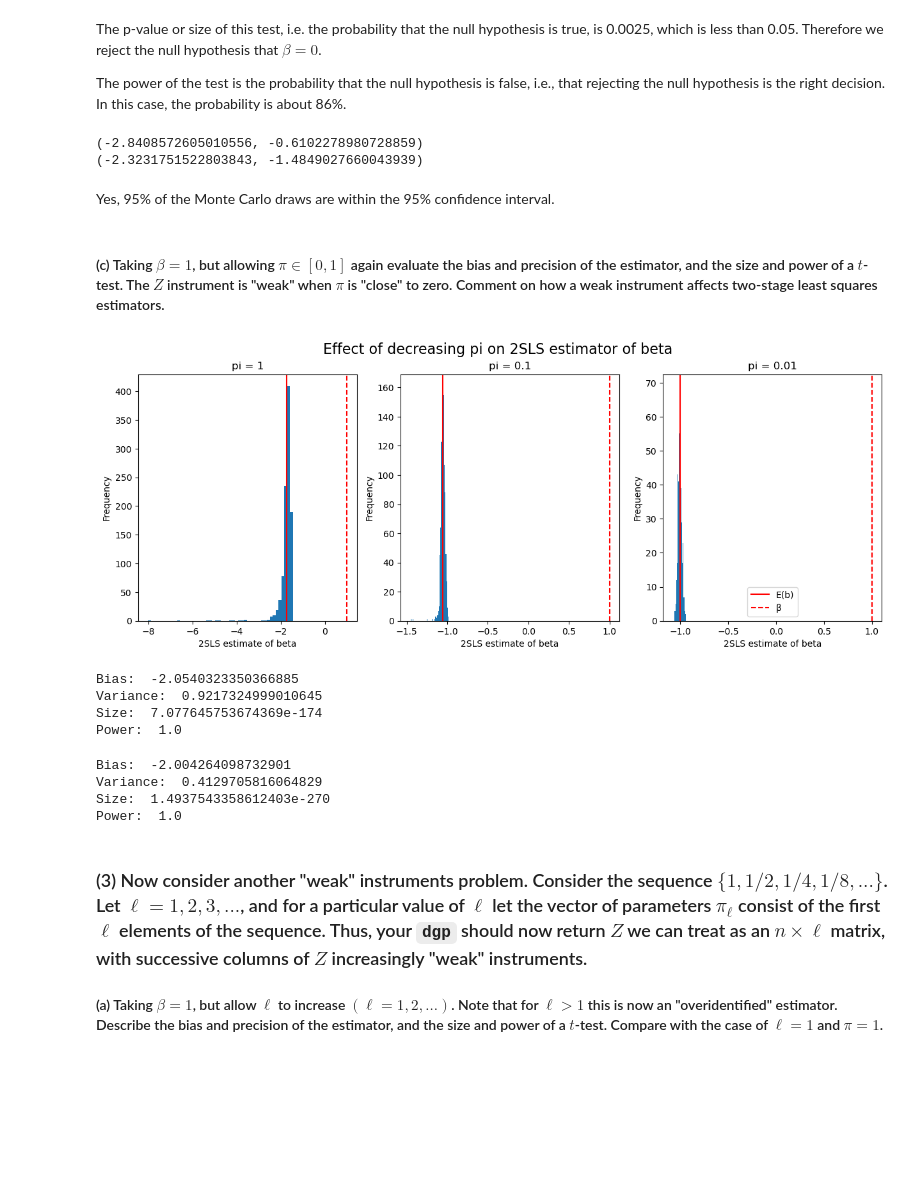
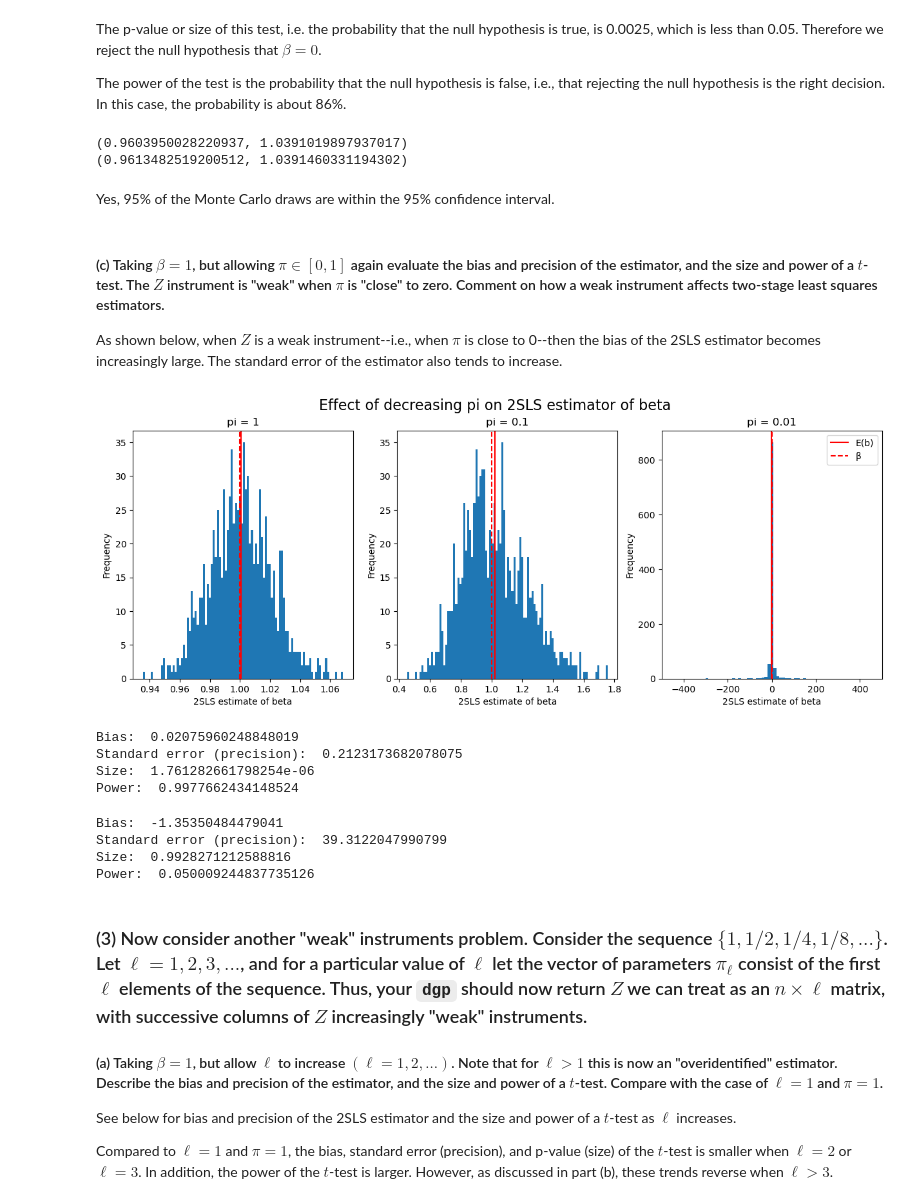
Before and after one commit to eleanor-adachi/ARE212_Materials, a Jupyter notebook: Assignments/assignment2/assignment2_ea.ipynb, the cells around one changed output. Drawn from its saved outputs; the diff is of its cells as text; code cells hidden in the pictures; blank space fills up the shorter version.

```diff
--- a/Assignments/assignment2/assignment2_ea.ipynb
+++ b/Assignments/assignment2/assignment2_ea.ipynb
@@ -261,6 +255,7 @@ import numpy as np
 import pandas as pd
 from scipy.stats import distributions as iid
 
+# NOTE: Don't need w anymore
 # Unobservable component of instrument z
 # Can have any distribution one pleases
 w = iid.beta(1,2,loc=-iid.beta(1,2).mean()) # Centered for convenience
@@ -285,8 +280,11 @@ def weak_dgp(n, beta, pi):
 
     # Relate Z to v
     # Let l = 1
-    unobserved_shock = w.rvs(n)/10
-    Z = (1-unobserved_shock)*np.exp(4*Udf['v'] - unobserved_shock)
+#     unobserved_shock = w.rvs(n)/10
+#     Z = (1-unobserved_shock)*np.exp(4*Udf['v'] - unobserved_shock)
+
+    # Neri: Generate Z as an l-vector
+    Z = np.random.normal(size=n)
 
     # Construct x
     x = Z*pi + v.rvs(n)
@@ -347,8 +347,8 @@ def two_sls(y, x, Z):
     xb_df = xb_df.rename(columns={0:'y'})
     e = y - xb_df
     s2 = (e.T@e)/(len(y)-1)
-    vb = e.var().iloc[0]*inv(x_hat.T@x_hat)
-#     vb = s2*inv(x_hat.T@x_hat) # why so different??
+#     vb = e.var().iloc[0]*inv(x_hat.T@x_hat) # why so different??
+    vb = s2*inv(x_hat.T@x_hat) # matches Anna's code
     seb = np.sqrt(np.diag(vb))
 
     # Store in DataFrame
@@ -385,7 +385,10 @@ def simulator(N, n, beta, pi, dgp):
         y, x, Z =  dgp(n, beta, pi)
         b, seb = two_sls(y, x, Z)
         results0 = pd.concat([b, seb], axis=1)
-        results = pd.concat([results, results0], axis=0)
+        if results.empty:
+            results = results0.copy()
+        else:
+            results = pd.concat([results, results0], axis=0)
 
     return results
 
@@ -454,33 +457,40 @@ print(ci)
 mc_95 = np.quantile(results['b'], 0.025), np.quantile(results['b'], 0.975)
 print(mc_95)
 # %% [output]
-(-2.8408572605010556, -0.6102278980728859)
-(-2.3231751522803843, -1.4849027660043939)
+(0.9603950028220937, 1.0391019897937017)
+(0.9613482519200512, 1.0391460331194302)
 # %% [markdown]
 Yes, 95% of the Monte Carlo draws are within the 95% confidence interval.
 # %% [markdown]
 #### (c) Taking $\beta = 1$, but allowing $\pi \in [0, 1]$ again evaluate the bias and precision of the estimator, and the size and power of a $t$-test. The $Z$ instrument is "weak" when $\pi$ is "close" to zero. Comment on how a weak instrument affects two-stage least squares estimators.
+
+As shown below, when $Z$ is a weak instrument--i.e., when $\pi$ is close to 0--then the bias of the 2SLS estimator becomes increasingly large. The standard error of the estimator also tends to increase.
+# %%
+beta = 1
+pi_ls = [1, 0.1, 0.01]
+
+results_dict = {}
+for pi in pi_ls:
+    results = simulator(N, 10000, beta, pi, weak_dgp)
+    results_dict[pi] = results
 # %%
-beta = 1
-pi_ls = [1, 0.1, 0.01]
-
-results_dict = {}
 fig, axs = plt.subplots(1, len(pi_ls), figsize=(15, 5))
 fig.suptitle('Effect of decreasing pi on 2SLS estimator of beta', fontsize=16)
 for i in range(len(pi_ls)):
     pi = pi_ls[i]
-    results = simulator(N, 10000, beta, pi, weak_dgp)
-    results_dict[pi] = results
-    axs[i].hist(results['b'], bins=50)
+    results = results_dict[pi]
+    axs[i].hist(results['b'], bins=100)
     axs[i].axvline(x=results['b'].mean(), color='r', label='E(b)')
     axs[i].axvline(x=beta, color='r', linestyle='--', label='β')
+    if pi == 0.01:
+        axs[i].set_xlim([-500, 500])
     axs[i].set_xlabel('2SLS estimate of beta')
     axs[i].set_ylabel('Frequency')
     axs[i].title.set_text('pi = '+str(pi))
 plt.legend()
 plt.show()
 # %% [output]
-[figure, old version]
+[figure, new version]
 # %%
 # pi = 0.1
 
@@ -493,7 +503,7 @@ sd = np.sqrt(var)
 se = sd/np.sqrt(len(results))
 
 print('Bias: ', bias)
-print('Variance: ', var)
+print('Standard error (precision): ', se)
 
 # Size of two-tailed t-test for beta = 0
 t_score = (b_avg - 0)/se
@@ -509,10 +519,10 @@ effect_size = np.abs(delta/sd)
 power = smp.ttest_power(effect_size, nobs=n, alpha=alpha, alternative='two-sided')
 print('Power: ', power)
 # %% [output]
-Bias:  -2.0540323350366885
-Variance:  0.9217324999010645
-Size:  7.077645753674369e-174
-Power:  1.0
+Bias:  0.02075960248848019
+Standard error (precision):  0.2123173682078075
+Size:  1.761282661798254e-06
+Power:  0.9977662434148524
 # %%
 # pi = 0.01
 
@@ -525,7 +535,7 @@ sd = np.sqrt(var)
 se = sd/np.sqrt(len(results))
 
 print('Bias: ', bias)
-print('Variance: ', var)
+print('Standard error (precision): ', se)
 
 # Size of two-tailed t-test for beta = 0
 t_score = (b_avg - 0)/se
@@ -541,12 +551,16 @@ effect_size = np.abs(delta/sd)
 power = smp.ttest_power(effect_size, nobs=n, alpha=alpha, alternative='two-sided')
 print('Power: ', power)
 # %% [output]
-Bias:  -2.004264098732901
-Variance:  0.4129705816064829
-Size:  1.4937543358612403e-270
-Power:  1.0
+Bias:  -1.35350484479041
+Standard error (precision):  39.3122047990799
+Size:  0.9928271212588816
+Power:  0.050009244837735126
 # %% [markdown]
 ### (3) Now consider another "weak" instruments problem. Consider the sequence $\{1, 1/2, 1/4, 1/8, . . . \}$. Let $\ell = 1, 2, 3, . . .$, and for a particular value of $\ell$ let the vector of parameters $\pi_\ell$ consist of the first $\ell$ elements of the sequence. Thus, your `dgp` should now return $Z$ we can treat as an $n \times \ell$ matrix, with successive columns of $Z$ increasingly "weak" instruments.
 
 #### (a) Taking $\beta = 1$, but allow $\ell$ to increase $(\ell = 1, 2, ...)$. Note that for $\ell > 1$ this is now an "overidentified" estimator. Describe the bias and precision of the estimator, and the size and power of a $t$-test. Compare with the case of $\ell = 1$ and $\pi = 1$.
+
+See below for bias and precision of the 2SLS estimator and the size and power of a $t$-test as $\ell$ increases.
+
+Compared to $\ell = 1$ and $\pi = 1$, the bias, standard error (precision), and p-value (size) of the $t$-test is smaller when $\ell = 2$ or $\ell = 3$. In addition, the power of the $t$-test is larger. However, as discussed in part (b), these trends reverse when $\ell > 3$.
 # %%
```
Also changed, not shown: parts of 19 cells of this notebook.
